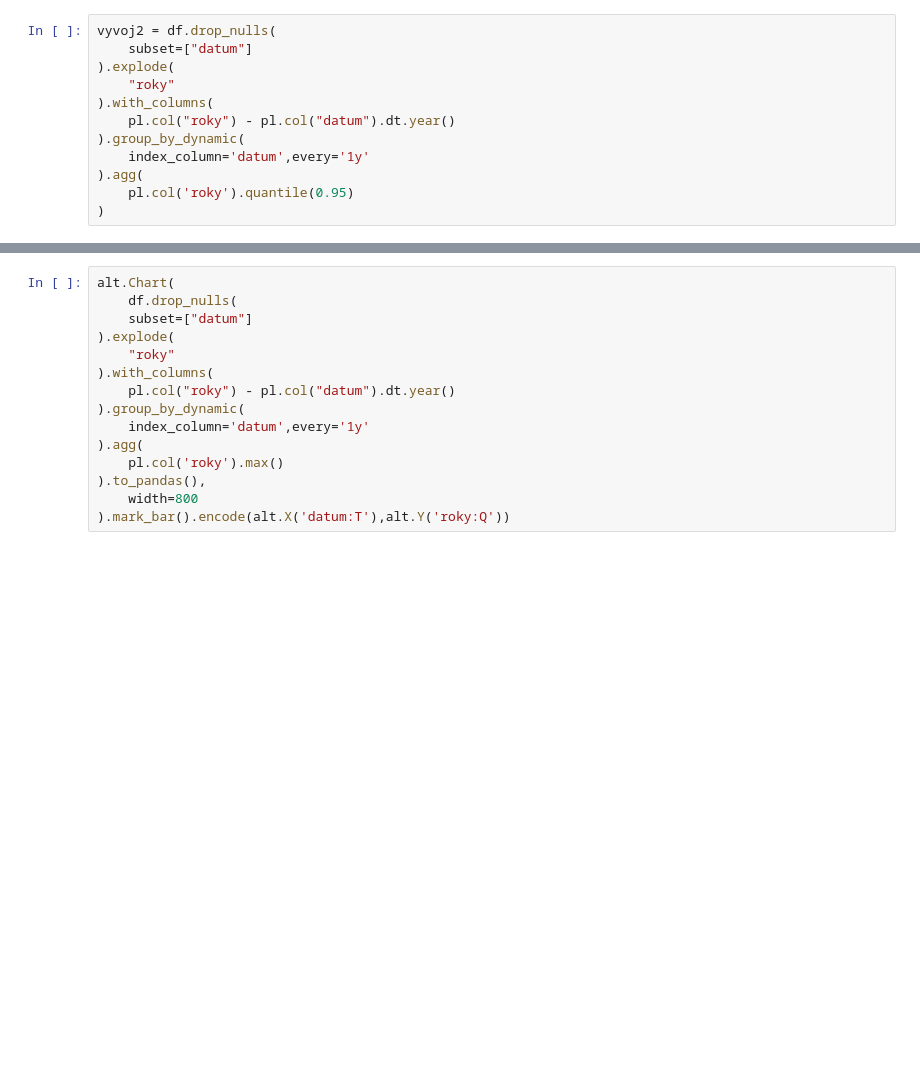
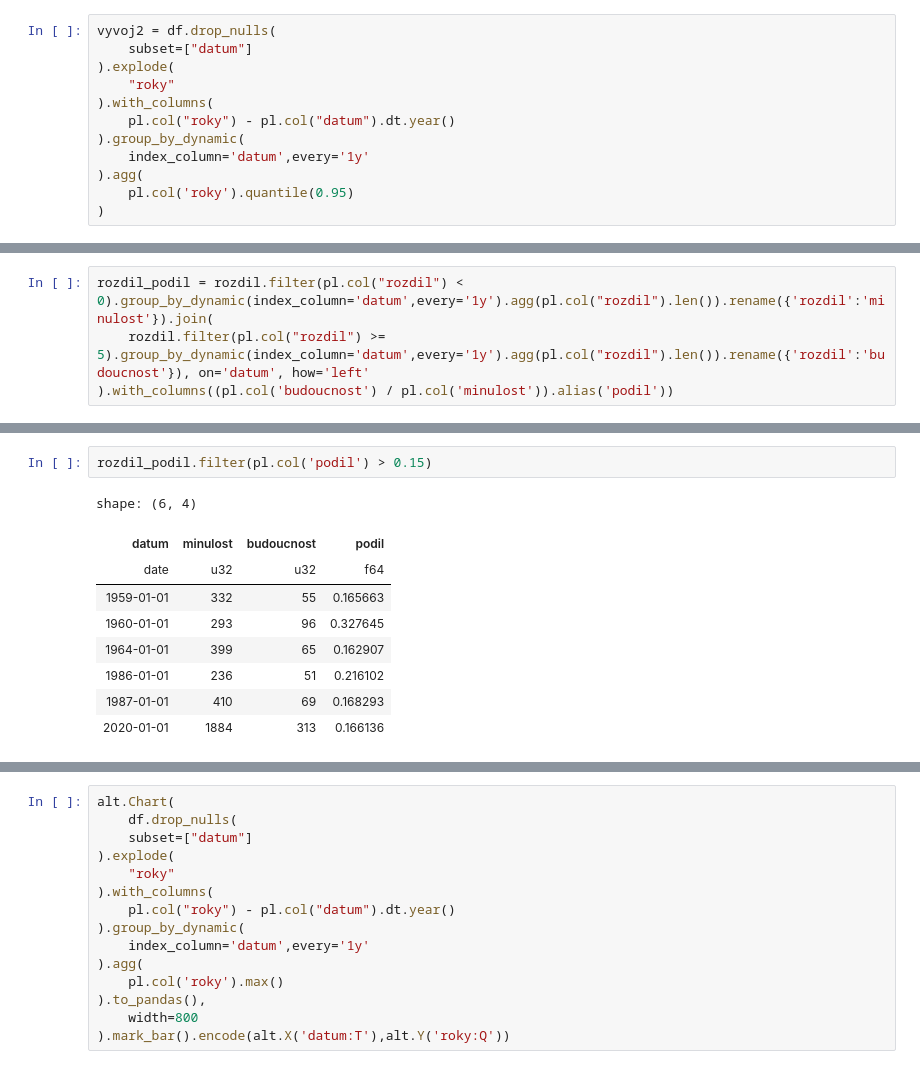
Before and after one commit to DataRozhlas/stenoprotokoly, a Jupyter notebook: 103_minulost_budoucnost.ipynb, the cells around one changed output, grey strips where cells are left out. Drawn from its saved outputs; the diff is of its cells as text; blank space fills up the shorter version.

```diff
--- a/103_minulost_budoucnost.ipynb
+++ b/103_minulost_budoucnost.ipynb
@@ -85,0 +116,4 @@ alt.Chart(vyvoj2.to_pandas(),width=800).mark_bar().encode(alt.X('datum:T'),alt.Y
+# %%
+rozdil_podil = rozdil.filter(pl.col("rozdil") < 0).group_by_dynamic(index_column='datum',every='1y').agg(pl.col("rozdil").len()).rename({'rozdil':'minulost'}).join(
+    rozdil.filter(pl.col("rozdil") >= 5).group_by_dynamic(index_column='datum',every='1y').agg(pl.col("rozdil").len()).rename({'rozdil':'budoucnost'}), on='datum', how='left'
+).with_columns((pl.col('budoucnost') / pl.col('minulost')).alias('podil'))
@@ -85,0 +130,12 @@ alt.Chart(vyvoj2.to_pandas(),width=800).mark_bar().encode(alt.X('datum:T'),alt.Y
+# %%
+rozdil_podil.filter(pl.col('podil') > 0.15)
+# %% [output]
+shape: (6, 4)
+| datum | minulost | budoucnost | podil |
+| date | u32 | u32 | f64 |
+| 1959-01-01 | 332 | 55 | 0.165663 |
+| 1960-01-01 | 293 | 96 | 0.327645 |
+| 1964-01-01 | 399 | 65 | 0.162907 |
+| 1986-01-01 | 236 | 51 | 0.216102 |
+| 1987-01-01 | 410 | 69 | 0.168293 |
+| 2020-01-01 | 1884 | 313 | 0.166136 |
```
Also changed, not shown: parts of 15 cells of this notebook, 21 other files.
